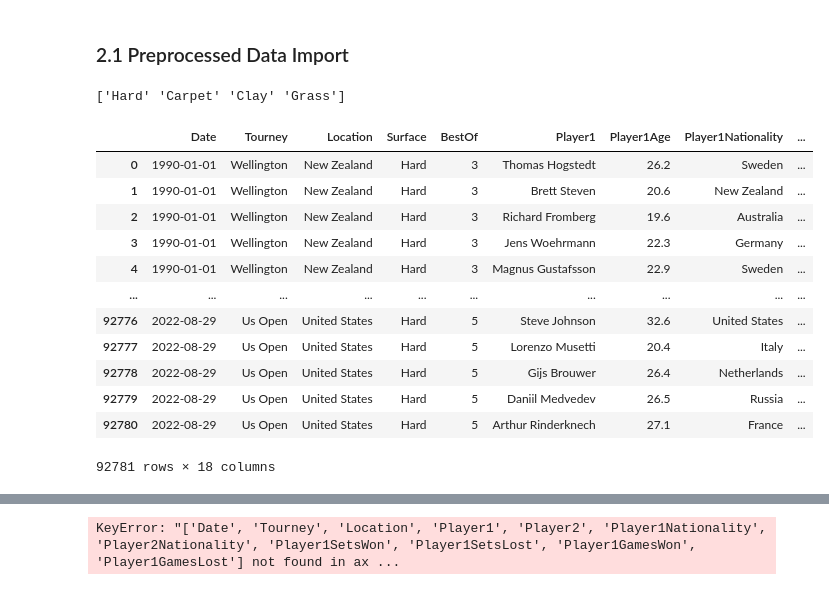
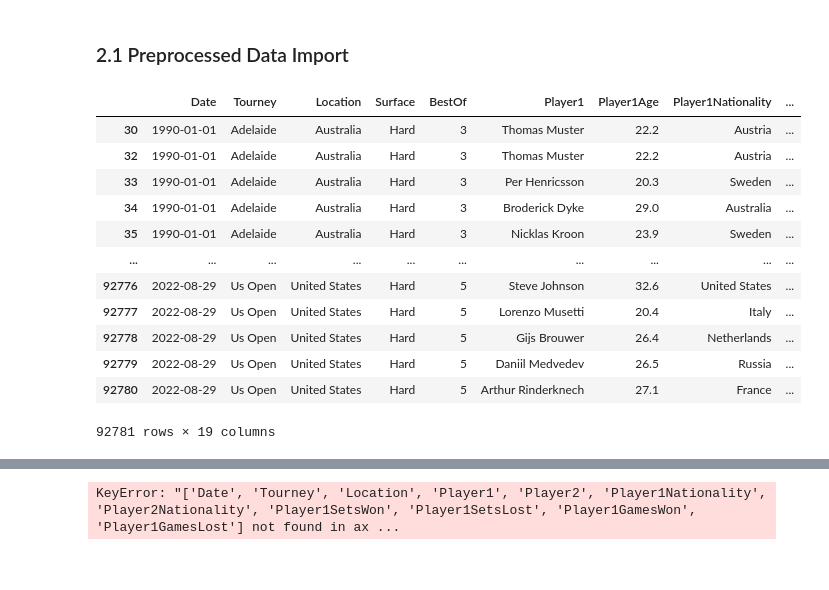
Before and after one commit to Fabio752/Tennis-Predictions, a Jupyter notebook: tennisPredictor.ipynb, the cells around one changed output, grey strips where cells are left out. Saved outputs shown, nothing was run; the diff lists cells and outputs as text; code cells hidden in the pictures.

```diff
--- a/tennisPredictor.ipynb
+++ b/tennisPredictor.ipynb
@@ -230,27 +230,40 @@ df_tournaments.iloc[random_indexes, 17] = 0.0
 ## 2 Glicko2 Score
 # %% [markdown]
 ### 2.1 Preprocessed Data Import
-# %%
-print(processed_df["Surface"].unique())
-# %% [output]
-['Hard' 'Carpet' 'Clay' 'Grass']
 # %%
 processed_df = pd.read_csv("data/processed_data.csv", index_col = None)
+processed_df["Surface"] = processed_df["Surface"].apply(
+    lambda x: "Hard" if x == "Carpet" else x
+)
+
+curr_tourney = ""
+curr_start_date = None
+start_dates = []
+
+for i, row in tqdm(processed_df.iterrows()):
+    if curr_tourney != row["Tourney"]:
+        curr_start_date = row["Date"]
+        curr_tourney = row["Tourney"]
+    start_dates.append(curr_start_date)
+
+processed_df["StartDate"] = start_dates
+processed_df = processed_df.sort_values(by = ["StartDate", "Tourney"])
+
 display(processed_df)
 # %% [output]
 |  | Date | Tourney | Location | Surface | BestOf | Player1 | Player1Age | Player1Nationality | ... |
-| 0 | 1990-01-01 | Wellington | New Zealand | Hard | 3 | Thomas Hogstedt | 26.2 | Sweden | ... |
-| 1 | 1990-01-01 | Wellington | New Zealand | Hard | 3 | Brett Steven | 20.6 | New Zealand | ... |
-| 2 | 1990-01-01 | Wellington | New Zealand | Hard | 3 | Richard Fromberg | 19.6 | Australia | ... |
-| 3 | 1990-01-01 | Wellington | New Zealand | Hard | 3 | Jens Woehrmann | 22.3 | Germany | ... |
-| 4 | 1990-01-01 | Wellington | New Zealand | Hard | 3 | Magnus Gustafsson | 22.9 | Sweden | ... |
+| 30 | 1990-01-01 | Adelaide | Australia | Hard | 3 | Thomas Muster | 22.2 | Austria | ... |
+| 32 | 1990-01-01 | Adelaide | Australia | Hard | 3 | Thomas Muster | 22.2 | Austria | ... |
+| 33 | 1990-01-01 | Adelaide | Australia | Hard | 3 | Per Henricsson | 20.3 | Sweden | ... |
+| 34 | 1990-01-01 | Adelaide | Australia | Hard | 3 | Broderick Dyke | 29.0 | Australia | ... |
+| 35 | 1990-01-01 | Adelaide | Australia | Hard | 3 | Nicklas Kroon | 23.9 | Sweden | ... |
 | ... | ... | ... | ... | ... | ... | ... | ... | ... | ... |
 | 92776 | 2022-08-29 | Us Open | United States | Hard | 5 | Steve Johnson | 32.6 | United States | ... |
 | 92777 | 2022-08-29 | Us Open | United States | Hard | 5 | Lorenzo Musetti | 20.4 | Italy | ... |
 | 92778 | 2022-08-29 | Us Open | United States | Hard | 5 | Gijs Brouwer | 26.4 | Netherlands | ... |
 | 92779 | 2022-08-29 | Us Open | United States | Hard | 5 | Daniil Medvedev | 26.5 | Russia | ... |
 | 92780 | 2022-08-29 | Us Open | United States | Hard | 5 | Arthur Rinderknech | 27.1 | France | ... |
-92781 rows × 18 columns
+92781 rows × 19 columns
 # %%
 import math
 
```
Also changed, not shown: parts of 2 cells of this notebook.
